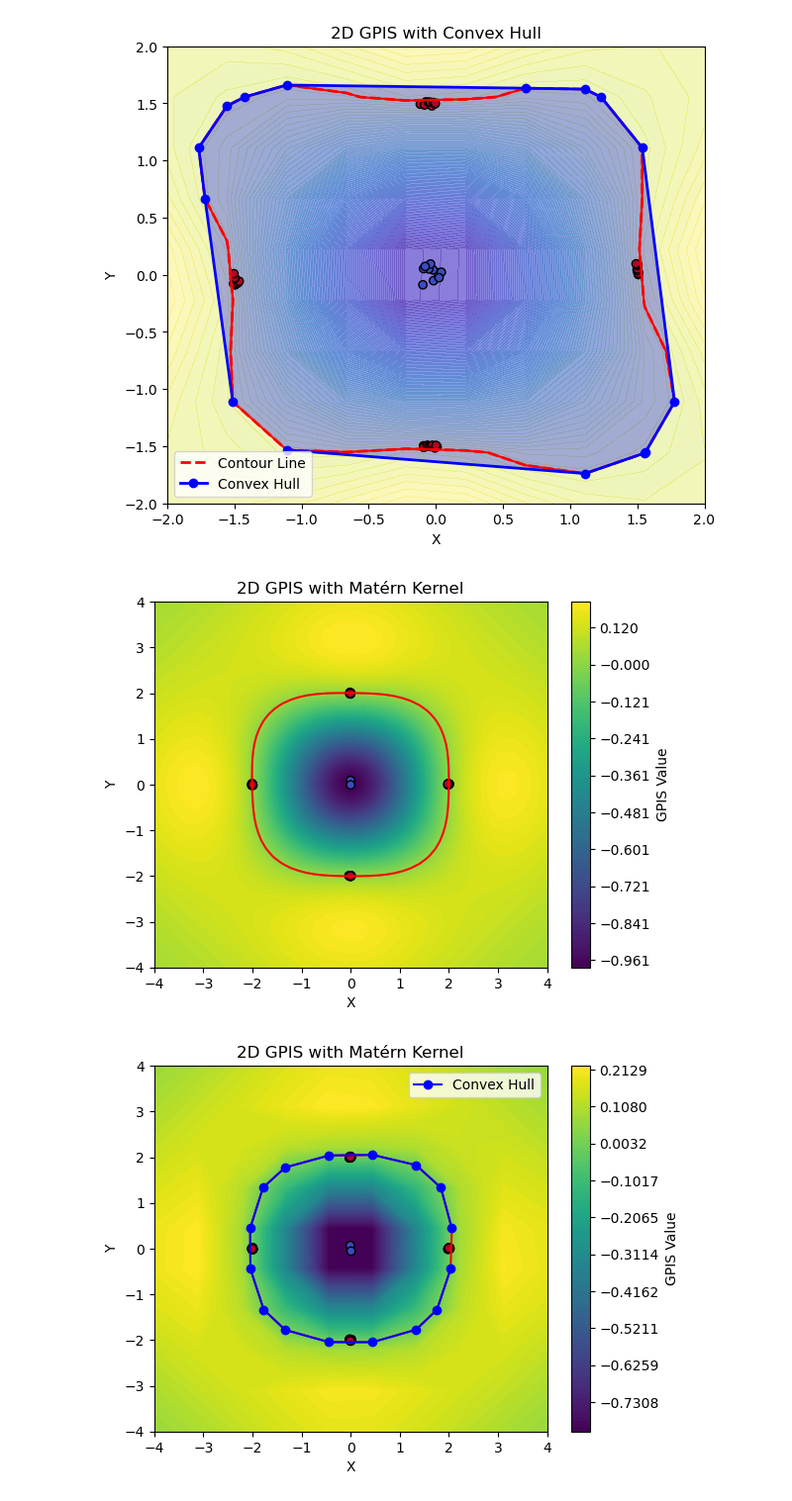
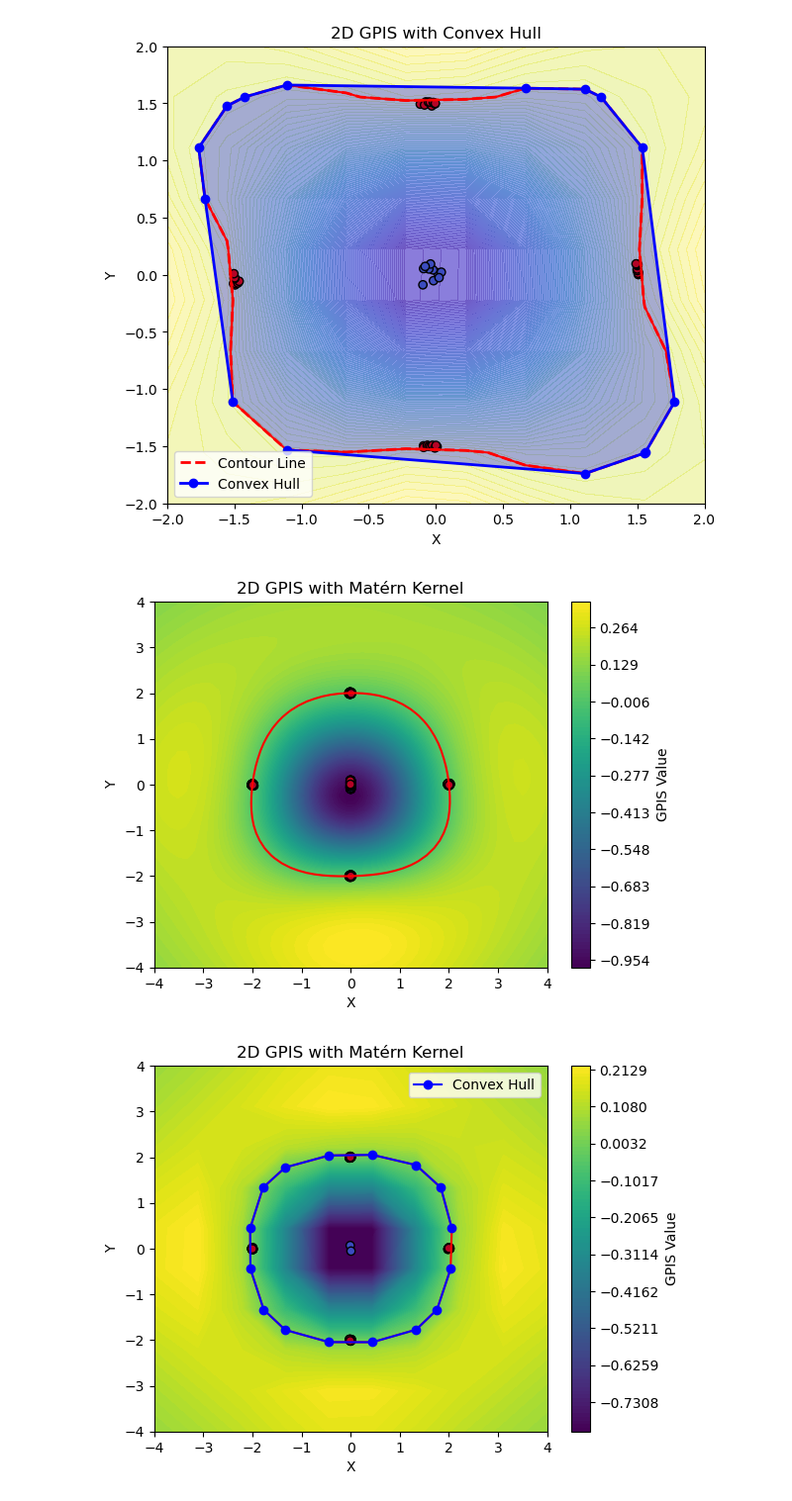
Before and after one commit to TacYee/Simulation, a Jupyter notebook: examples/GPISi.ipynb, the cells around one changed output. Shown at 99% size. Drawn from its saved outputs; the diff is of its cells as text; code cells hidden in the pictures.

```diff
--- a/examples/GPISi.ipynb
+++ b/examples/GPISi.ipynb
@@ -418,8 +418,8 @@ from sklearn.gaussian_process.kernels import Matern
 
 # 2. 数据准备
 # 创建边界点
-N_boundary = 40  # 边界点数量
-N_interior = 2 # 内部点数量
+N_boundary = 400  # 边界点数量
+N_interior = 100 # 内部点数量
 noise_level = 0.01
 
 # 正方形边界：四条边，每条边上的点集中在中间
@@ -444,42 +444,47 @@ y_interior = np.random.uniform(-0.1, 0.1, N_interior)
 X_interior = np.vstack([x_interior, y_interior]).T
 y_interior = -np.ones(N_interior)
 
+x_interior_noise = np.random.uniform(-0.01, 0.01, 5)
+y_interior_noise = np.random.uniform(-0.1, 0.1, 5)
+x_interior_noise = np.vstack([x_interior_noise, y_interior_noise]).T
+y_interior_noise = -np.zeros(5)
+
 # 合并数据集
-X_train = np.vstack([X_boundary, X_interior])
-y_train = np.concatenate([y_boundary, y_interior])
+X_train = np.vstack([X_boundary, X_interior, x_interior_noise])
+y_train = np.concatenate([y_boundary, y_interior, y_interior_noise])
 
 # 3. 训练高斯过程模型
 # 使用Matérn核, ν=2.5 (可以根据需要选择ν=1.5或ν=2.5)
 kernel = Matern(length_scale=1.0, nu=2.5)
 
 # 创建GP模型
 gp = GaussianProcessRegressor(kernel=kernel, n_restarts_optimizer=10, alpha=1e-2)
 
 # 训练模型
 gp.fit(X_train, y_train)
 
 # 4. 可视化结果
 # 构建网格
 x = np.linspace(-4, 4, 50)
 y = np.linspace(-4, 4, 50)
 X, Y = np.meshgrid(x, y)
 X_test = np.vstack([X.ravel(), Y.ravel()]).T
 
 # 预测
 y_pred, sigma = gp.predict(X_test, return_std=True)
 Z = y_pred.reshape(X.shape)
 
 # 绘制结果
 plt.contourf(X, Y, Z, levels=np.linspace(Z.min(), Z.max(), 100), cmap="viridis")
 plt.colorbar(label='GPIS Value')
 plt.contour(X, Y, Z, levels=[0], colors='red')
 plt.scatter(X_train[:, 0], X_train[:, 1], c=y_train, cmap="coolwarm", edgecolor="k")
 plt.title("2D GPIS with Matérn Kernel")
 plt.xlabel("X")
 plt.ylabel("Y")
 plt.show()
 # %% [output]
-[figure, old version]
+[figure, new version]
 # %%
 import numpy as np
 import matplotlib.pyplot as plt
```
Also changed, not shown: parts of 3 cells of this notebook, 5 other files.
